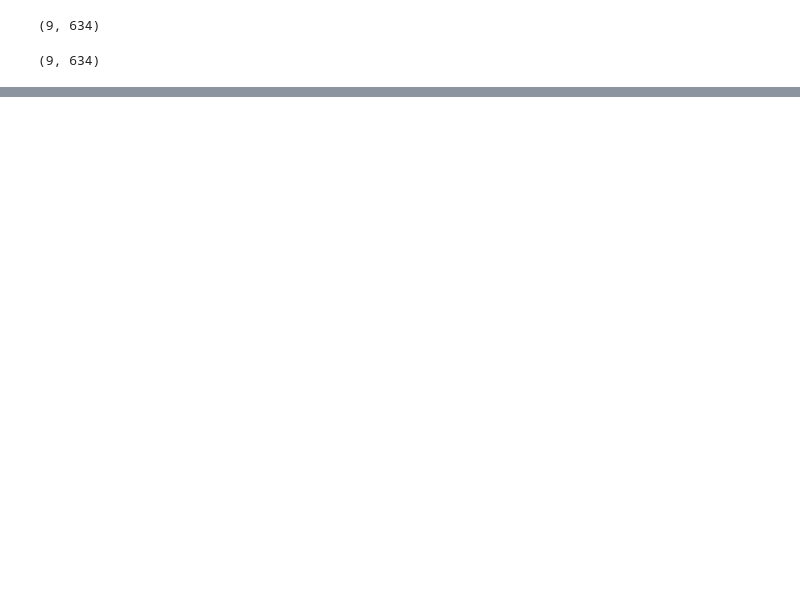
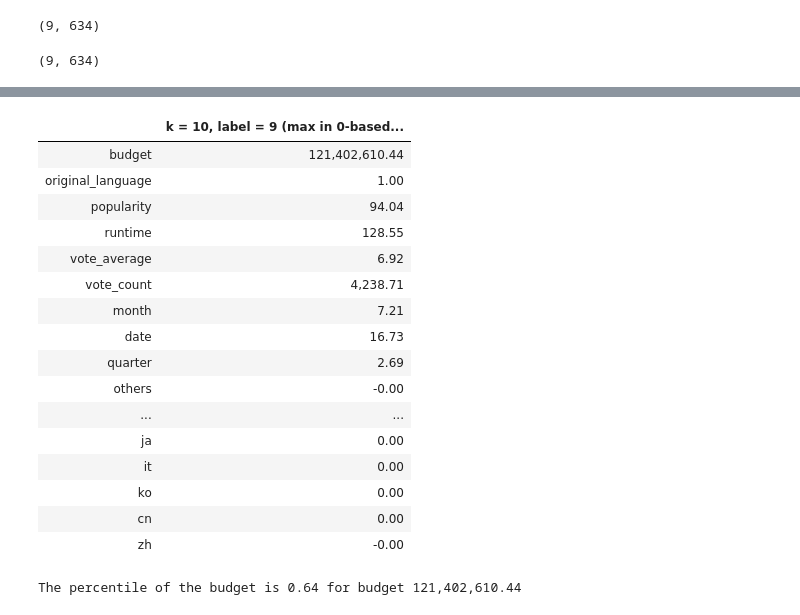
Before and after one commit to bedman3/tmdb_5000_movie_kmeans_analysis, a Jupyter notebook: Unsupervised Modelling.ipynb, the cells around one changed output, grey strips where cells are left out. Saved outputs shown, nothing was run; the diff lists cells and outputs as text; code cells hidden in the pictures; blank space fills up the shorter version.

```diff
--- a/Unsupervised Modelling.ipynb
+++ b/Unsupervised Modelling.ipynb
@@ -279,0 +295,50 @@ for k in range(2, max_k + 1):
+# %%
+from sklearn.tree import export_graphviz
+from graphviz import Source
+%precision %.2f
+k_10 = models_store['kmeans'][8]
+# display(k_10.cluster_centers_)
+
+dotfile = open("dt_10.dot", 'w')
+dt_10 = models_store['dt'][8]
+high_revenue_cluster_center = k_10.cluster_centers_[9]
+# display(high_revenue_cluster_center)
+# display(df_norm.columns)
+# df_col = df_norm.columns.drop('revenue')
+# df_norm = (df_norm - df_norm_mean) / df_norm_std
+cluster_norm_df = pd.DataFrame(data=[high_revenue_cluster_center], columns=df_norm.columns.drop('revenue'))
+cluster_df = cluster_norm_df * df_norm_std + df_norm_mean
+cluster_df = cluster_df[df_norm.columns.drop('revenue')]
+cluster_df = cluster_df.transpose().round(2)
+cluster_df = cluster_df.rename(columns={0: 'k = 10, label = 9 (max in 0-based index)'})
+with pd.option_context('display.float_format', '{:,.2f}'.format):
+    display(cluster_df)
+
+# Source(export_graphviz(dt_10, out_file=None, feature_names=['cluster_label'], class_names=[str(x) for x in range(10)]))
+
+k_10_budget = cluster_df.loc['budget', :][0]
+revenue_np_array = np.array(df['revenue'].reset_index(drop=True))
+revenue_np_array = np.append(revenue_np_array, k_10_budget)
+revenue_np_array_argsort = revenue_np_array.argsort()
+k_10_budget_percentile = revenue_np_array_argsort[-1] / np.max(revenue_np_array_argsort)
+# display(revenue_np_array_argsort[-1], np.max(revenue_np_array_argsort))
+print(f'The percentile of the budget is {round(k_10_budget_percentile, 2)} for budget {k_10_budget:,.2f}')
+# %% [output]
+|  | k = 10, label = 9 (max in 0-based... |
+| budget | 121,402,610.44 |
+| original_language | 1.00 |
+| popularity | 94.04 |
+| runtime | 128.55 |
+| vote_average | 6.92 |
+| vote_count | 4,238.71 |
+| month | 7.21 |
+| date | 16.73 |
+| quarter | 2.69 |
+| others | -0.00 |
+| ... | ... |
+| ja | 0.00 |
+| it | 0.00 |
+| ko | 0.00 |
+| cn | 0.00 |
+| zh | -0.00 |
+The percentile of the budget is 0.64 for budget 121,402,610.44
```
Also changed, not shown: parts of 11 cells of this notebook, 2 other files.
